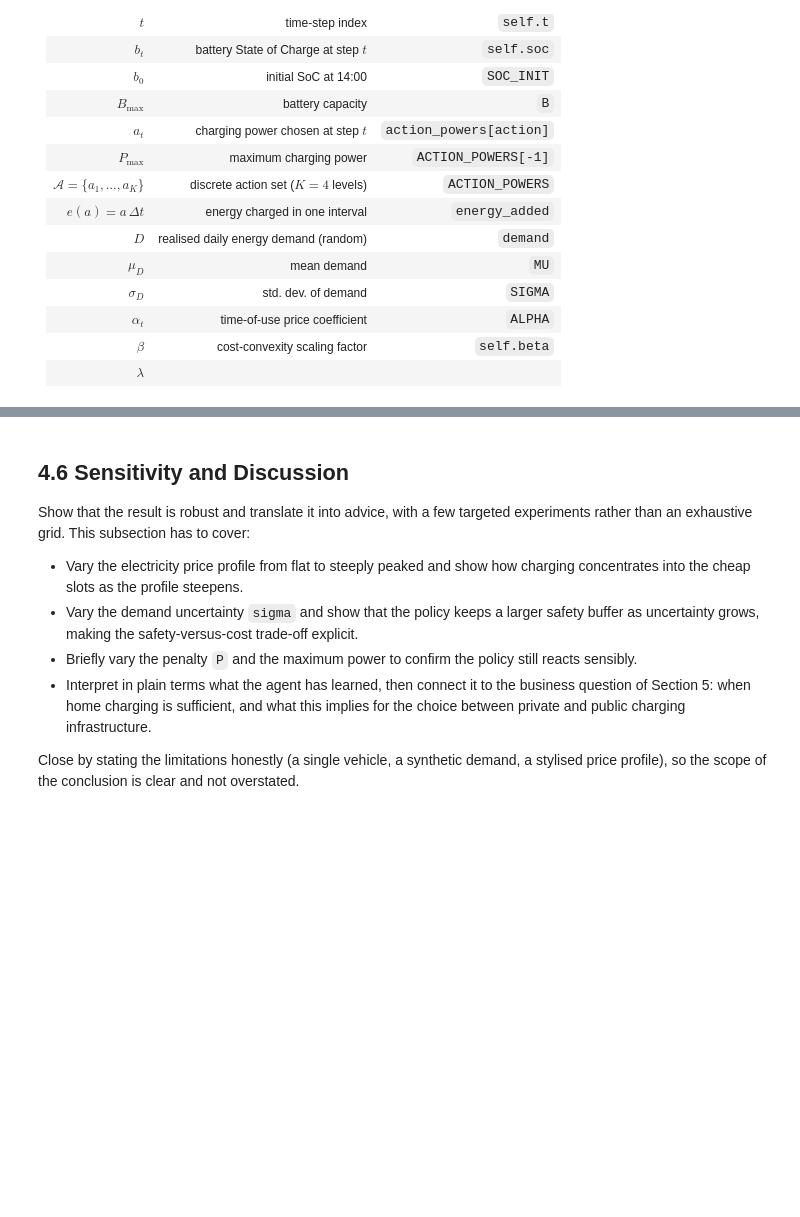
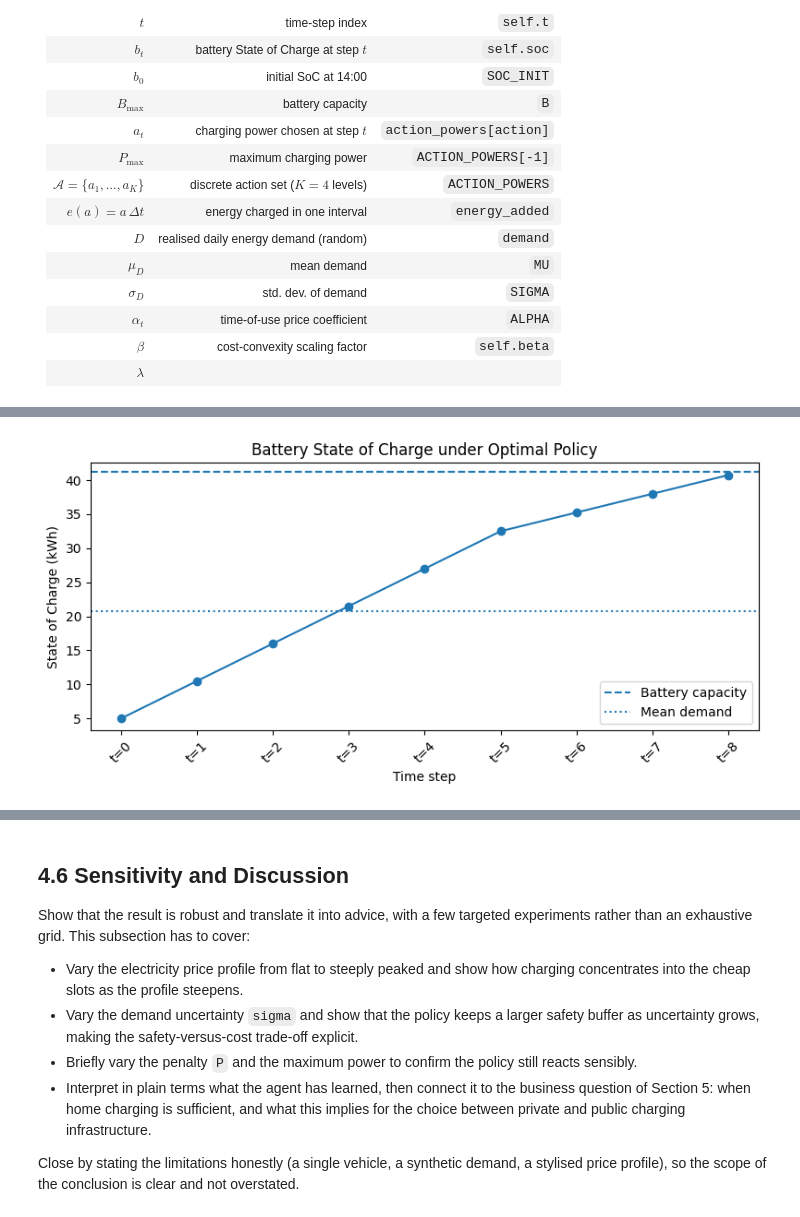
Before and after one commit to mariusmeurer/AAA-assignment, a Jupyter notebook: task4/task4.ipynb, the cells around one changed output, grey strips where cells are left out. Saved outputs shown, nothing was run; the diff lists cells and outputs as text; code cells hidden in the pictures; blank space fills up the shorter version.

```diff
--- a/task4/task4.ipynb
+++ b/task4/task4.ipynb
@@ -498,0 +693,10 @@ This benchmarking layer is what turns "we built an RL agent" into "our agent is
+# %%
+example_env = ChargingEnv(PARAMS, seed=2026)
+state = example_env.reset()
+done = False
+
+while not done:
+    action = optimal_action(state)
+    state, reward, done, info = example_env.step(action)
+
+example_env.render_trajectory()
@@ -498,0 +755,25 @@ This benchmarking layer is what turns "we built an RL agent" into "our agent is
+# %%
+# Visualize how the battery State of Charge evolves under the optimal policy
+
+soc_values = [PARAMS["soc_init"]]
+soc = PARAMS["soc_init"]
+
+for action in optimal_policy["actions"]:
+    soc = next_soc(soc, action)
+    soc_values.append(soc)
+
+time_points = [f"t={i}" for i in range(N_SLOTS + 1)]
+
+fig, ax = plt.subplots(figsize=(8, 4))
+ax.plot(time_points, soc_values, marker="o")
+ax.axhline(PARAMS["B"], linestyle="--", label="Battery capacity")
+ax.axhline(PARAMS["mu"], linestyle=":", label="Mean demand")
+ax.set_title("Battery State of Charge under Optimal Policy")
+ax.set_xlabel("Time step")
+ax.set_ylabel("State of Charge (kWh)")
+ax.legend()
+plt.xticks(rotation=45)
+plt.tight_layout()
+plt.show()
+# %% [output]
+[figure, added]
```
Also changed, not shown: parts of 20 cells of this notebook.
